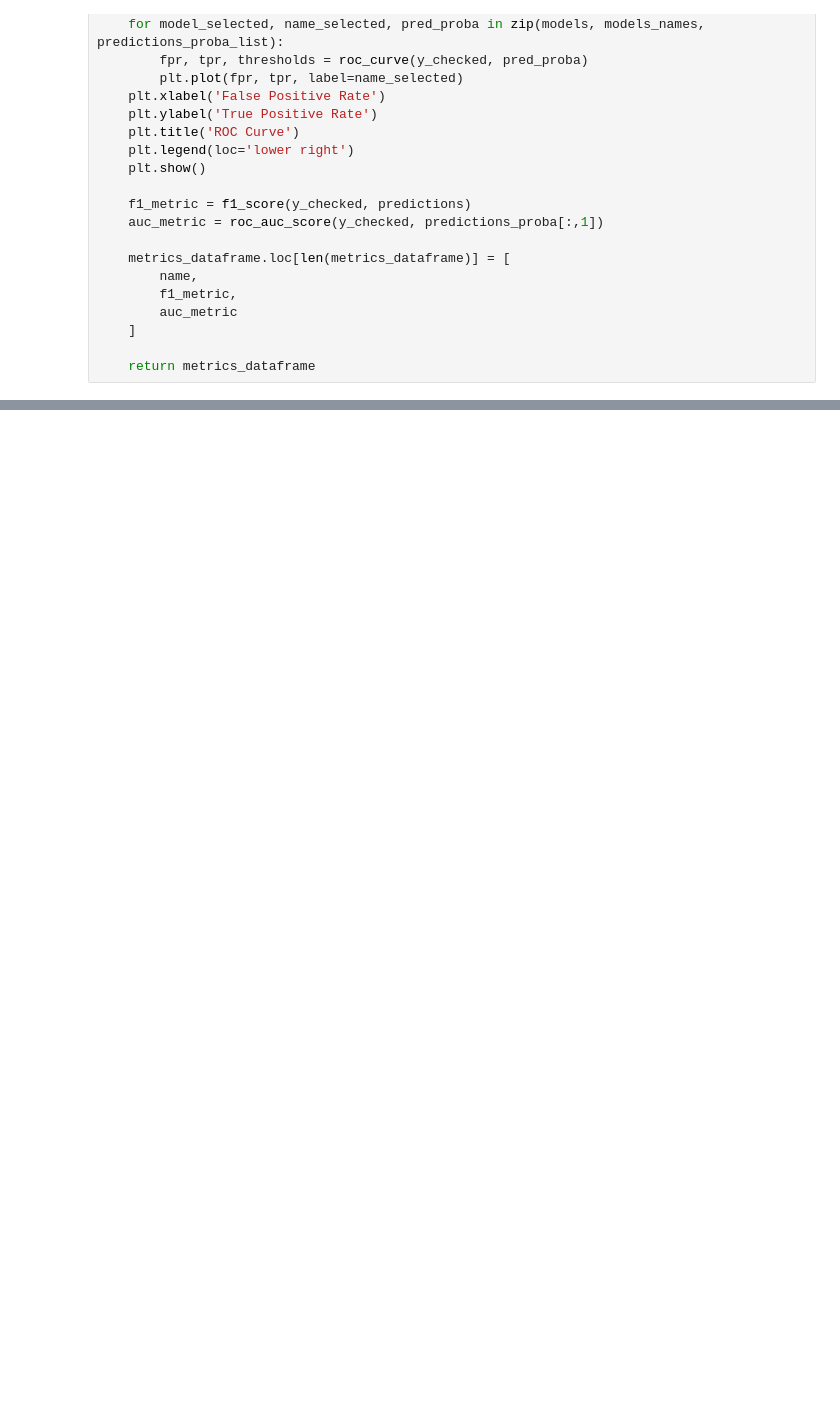
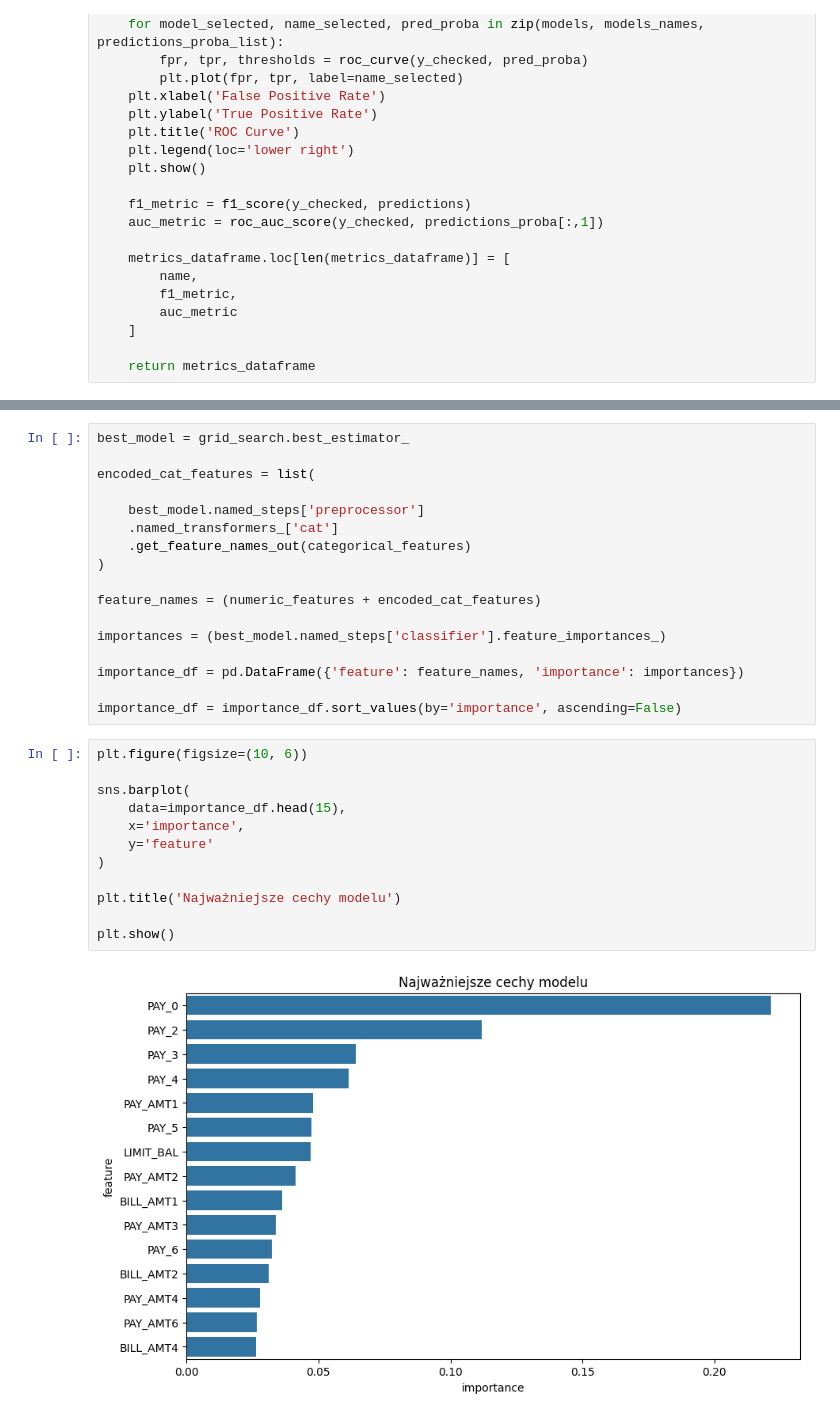
Before and after one commit to Dzbanski/credit_card_approval_project, a Jupyter notebook: credit_card_approval_project.ipynb, the cells around one changed output, grey strips where cells are left out. Drawn from its saved outputs; the diff is of its cells as text; blank space fills up the shorter version.

Commit message:
Add feature importance analysis

```diff
--- a/credit_card_approval_project.ipynb
+++ b/credit_card_approval_project.ipynb
@@ -313,0 +327,31 @@ calculate_metrics(grid_search.best_estimator_, 'Random Forest', X_test, y_test)
+# %%
+best_model = grid_search.best_estimator_
+
+encoded_cat_features = list(
+
+    best_model.named_steps['preprocessor']
+    .named_transformers_['cat']
+    .get_feature_names_out(categorical_features)
+)
+
+feature_names = (numeric_features + encoded_cat_features)
+
+importances = (best_model.named_steps['classifier'].feature_importances_)
+
+importance_df = pd.DataFrame({'feature': feature_names, 'importance': importances})
+
+importance_df = importance_df.sort_values(by='importance', ascending=False)
+# %%
+plt.figure(figsize=(10, 6))
+
+sns.barplot(
+    data=importance_df.head(15),
+    x='importance',
+    y='feature'
+)
+
+plt.title('Najważniejsze cechy modelu')
+
+plt.show()
+# %% [output]
+[figure, added]
```
Also changed, not shown: parts of 1 cell of this notebook.
